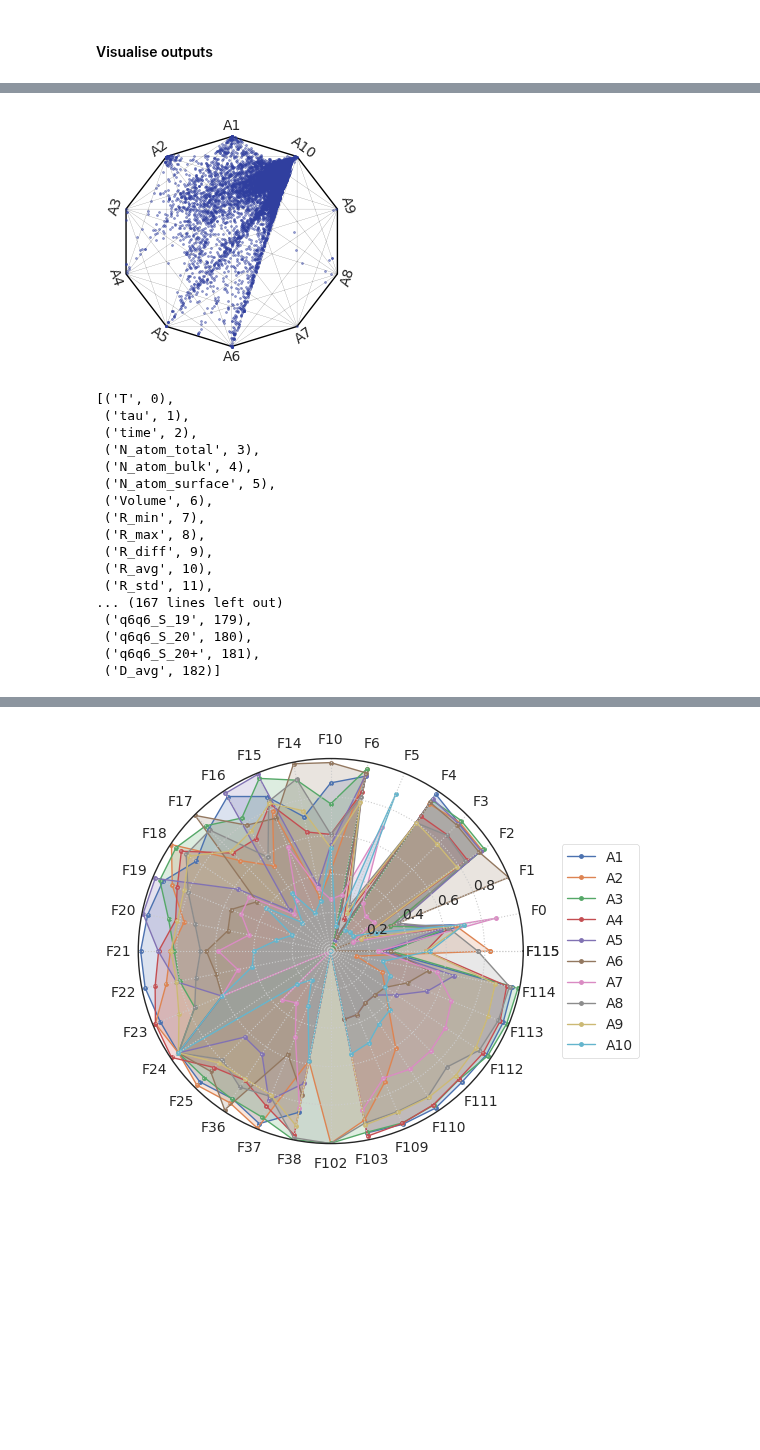
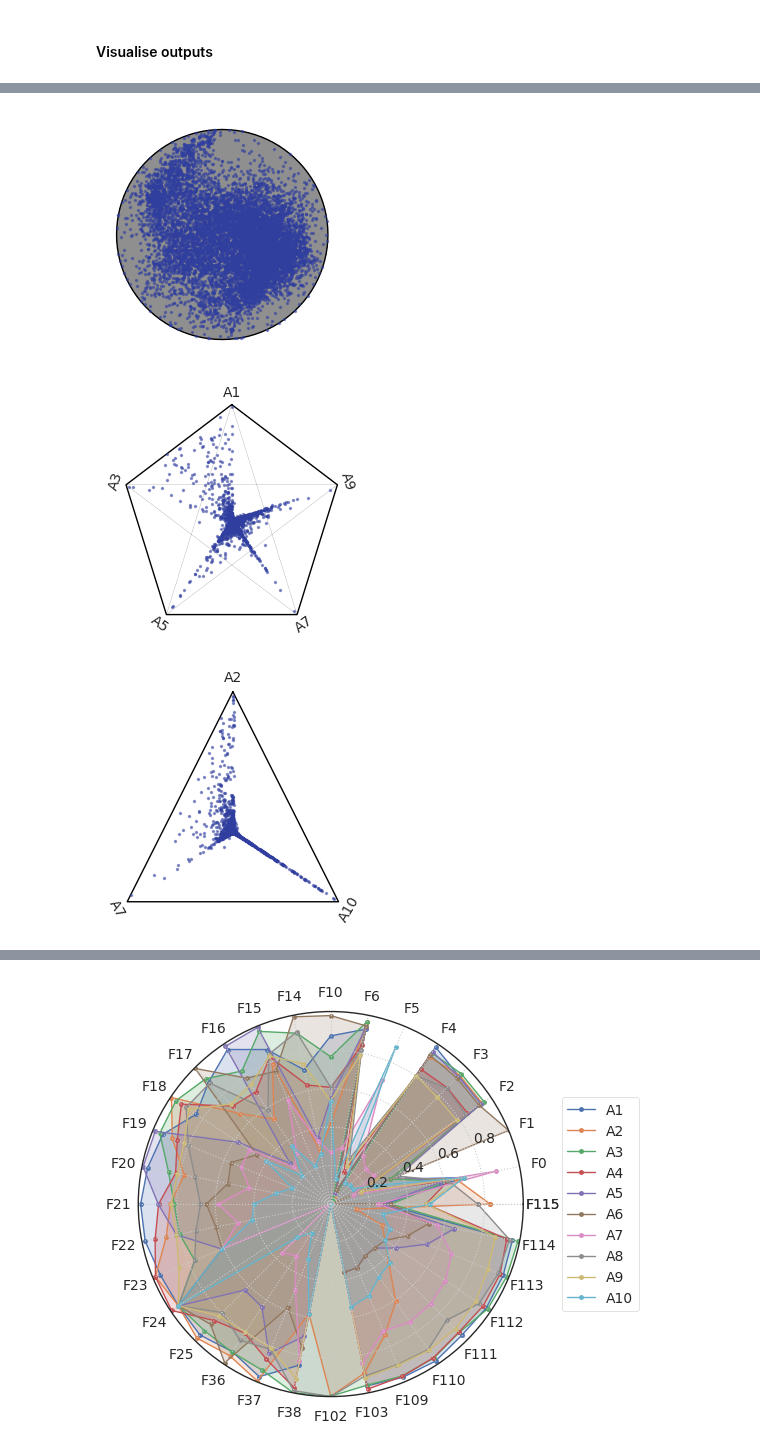
Before and after one commit to Jon-Ting/iterative-archetypal-analysis, a Jupyter notebook: IAA_BNP.ipynb, the cells around one changed output, grey strips where cells are left out. Drawn from its saved outputs; the diff is of its cells as text; code cells hidden in the pictures; blank space fills up the shorter version.

```diff
--- a/IAA_BNP.ipynb
+++ b/IAA_BNP.ipynb
@@ -556,28 +511,11 @@ Iterative archetypal analysis execution time: 24.728 s
 Explained variance: 0.634488
-# %%
-# Map data to archetype space
-iAA.plot_simplex(iAA.alfa, showLabel=True, figNamePrefix=eleComb)
-# %% [output]
-[figure, removed]
-# %%
-# Feature names
-list(zip([i for i in range(len(allfeatNames))], allfeatNames))
-# %% [output]
-[('T', 0),
- ('tau', 1),
- ('time', 2),
- ('N_atom_total', 3),
- ('N_atom_bulk', 4),
- ('N_atom_surface', 5),
- ('Volume', 6),
- ('R_min', 7),
- ('R_max', 8),
- ('R_diff', 9),
- ('R_avg', 10),
- ('R_std', 11),
-... (167 lines left out)
- ('q6q6_S_19', 179),
- ('q6q6_S_20', 180),
- ('q6q6_S_20+', 181),
- ('D_avg', 182)]
+# %%
+# Map data to restricted (numArchs) archetype spaces
+iAA.plot_simplex(iAA.alfa, archIDs=list(range(iAA.n_archetypes)), showLabel=False, figNamePrefix=f"{eleComb}_allAs")  # All archetypes
+iAA.plot_simplex(iAA.alfa, archIDs=[0, 2, 4, 6, 8], showLabel=True, figNamePrefix=f"{eleComb}_5As")
+iAA.plot_simplex(iAA.alfa, archIDs=[1, 6, 9], showLabel=True, figNamePrefix=f"{eleComb}_3As")
+# %% [output]
+[figure, added]
+[figure, added]
+[figure, added]
 # %%
```
Also changed, not shown: parts of 14 cells of this notebook, 34 other files.
